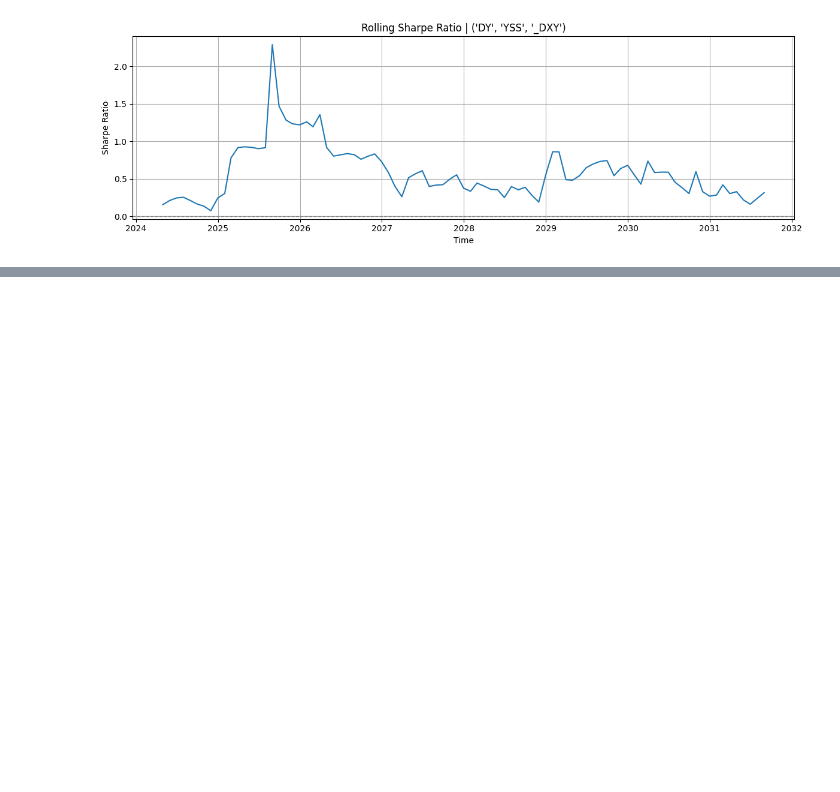
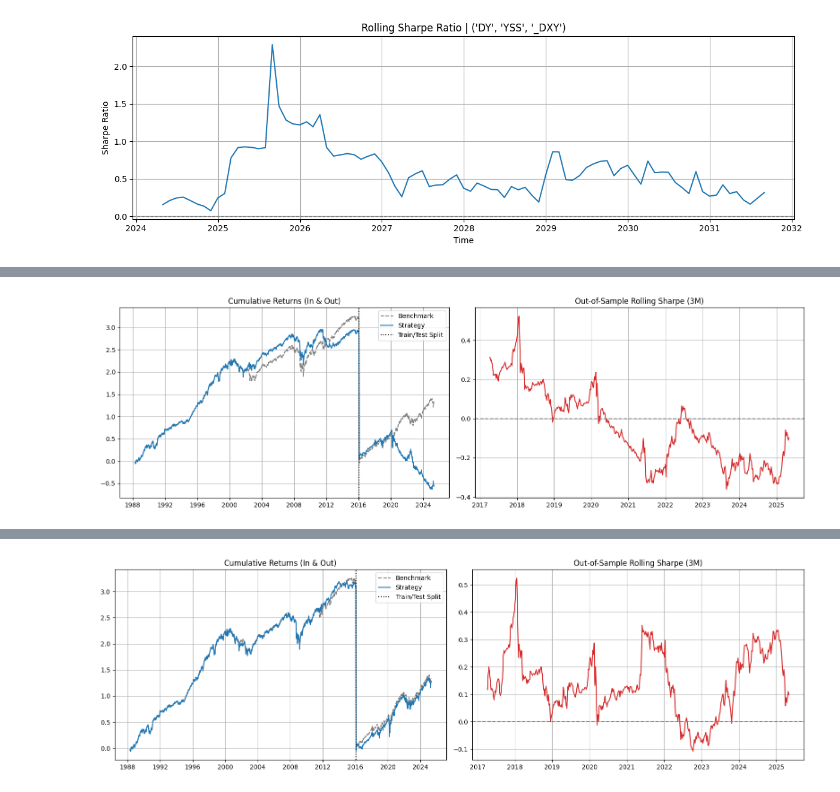
Before and after one commit to michellecxy015/ml-finacne, a Jupyter notebook: dnn.ipynb, the cells around one changed output, grey strips where cells are left out. Cells and saved outputs as stored; diff of their text form; code cells hidden in the pictures; blank space fills up the shorter version.

```diff
--- a/dnn.ipynb
+++ b/dnn.ipynb
@@ -392,0 +375,7 @@ res2 = evaluate_dnn_in_out(df, signal_2, train_frac=0.75)
+# %%
+signal_1 = ('DY', 'M2', 'UN')
+signal_2 = ('DY', 'YSS', '_DXY')
+
+res1 = evaluate_dnn_with_regularization(df, signal_1)
+res2 = evaluate_dnn_with_regularization(df, signal_2)
+# %% [output]
@@ -392,0 +385 @@ res2 = evaluate_dnn_in_out(df, signal_2, train_frac=0.75)
+[figure, added]
@@ -392,0 +389 @@ res2 = evaluate_dnn_in_out(df, signal_2, train_frac=0.75)
+[figure, added]
```
Also changed, not shown: parts of 4 cells of this notebook.
